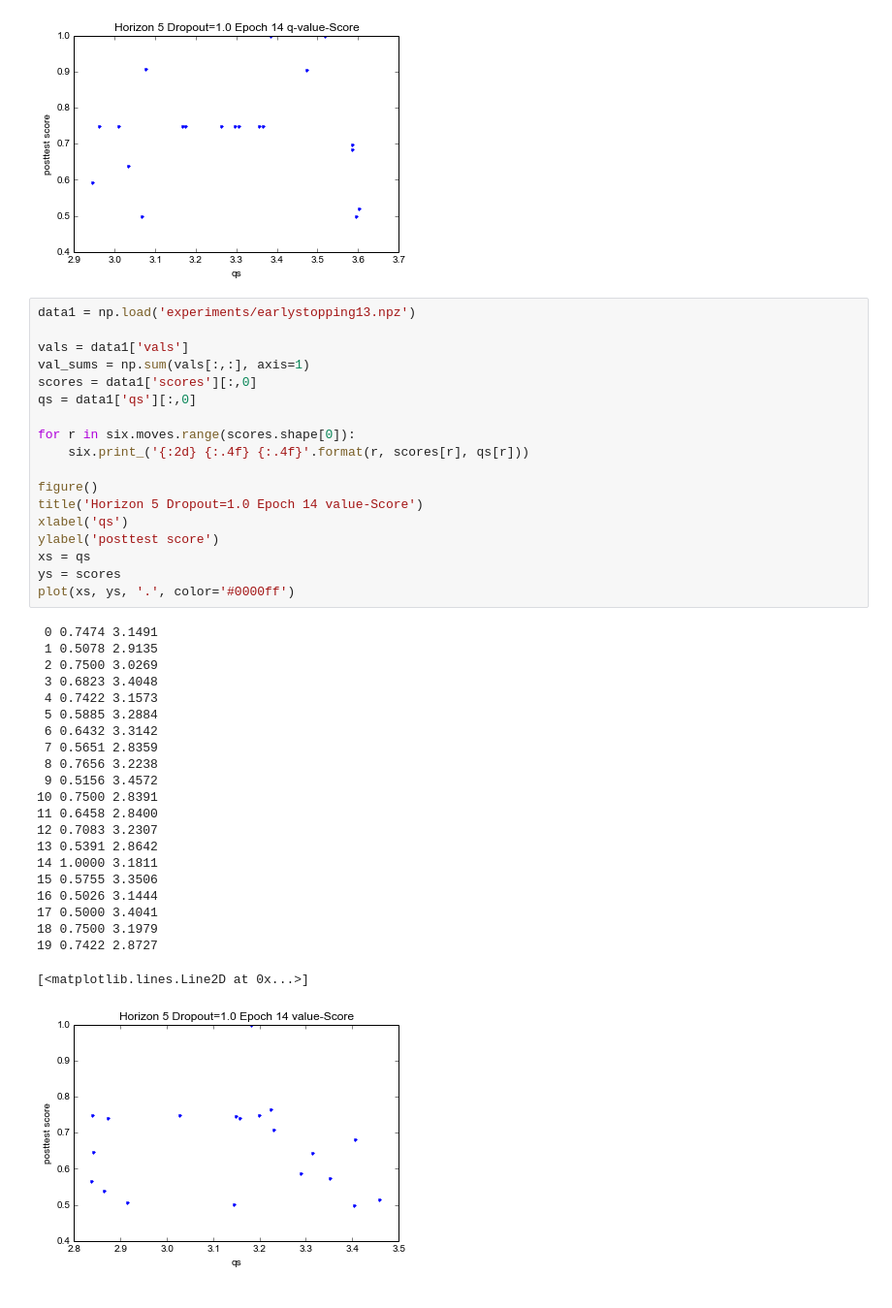
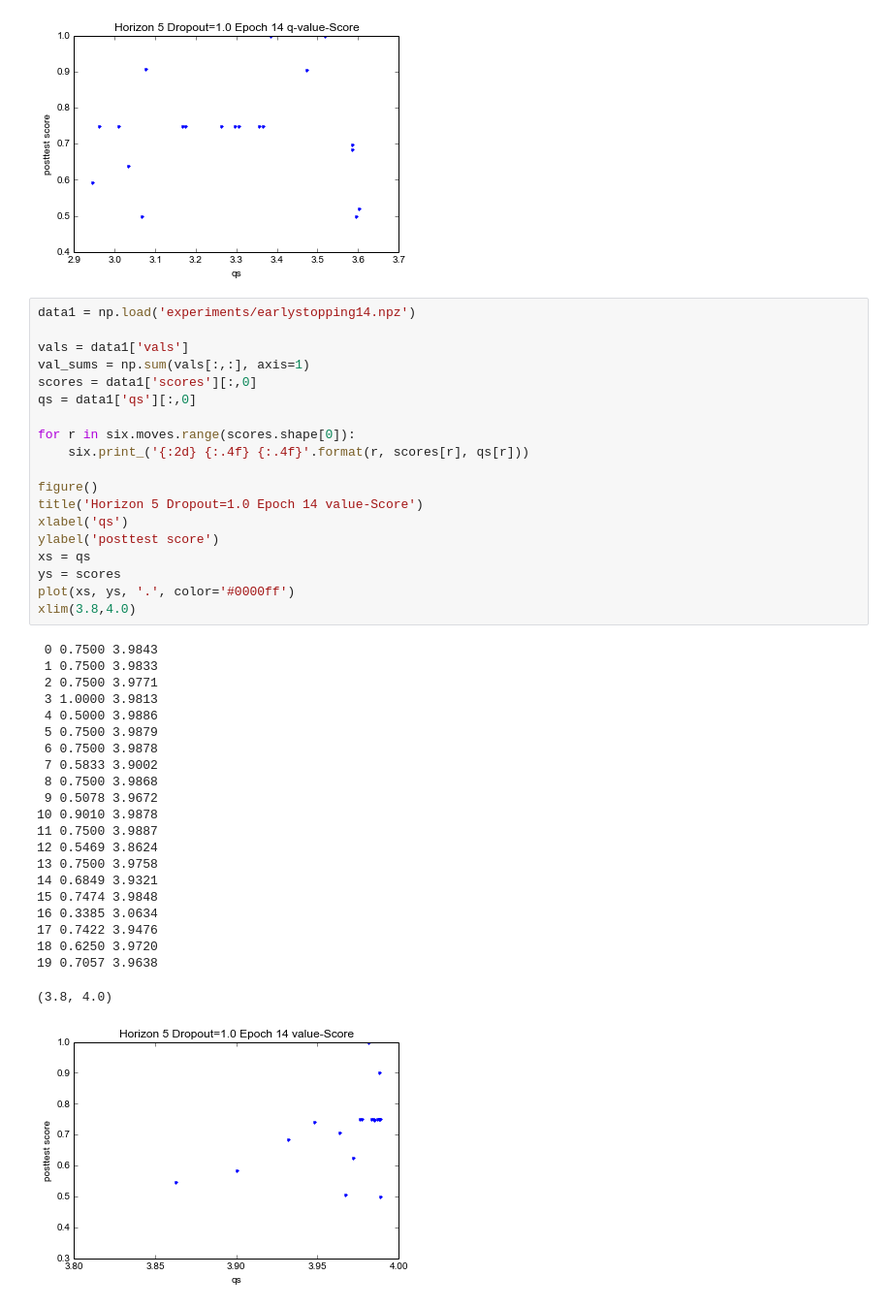
Before and after one commit to lisa-1010/smart-tutor, a Jupyter notebook: code/danielgraphing.ipynb, the cells around one changed output. Shown at 97% size. Cells and saved outputs as stored; diff of their text form.

```diff
--- a/code/danielgraphing.ipynb
+++ b/code/danielgraphing.ipynb
@@ -1161,43 +1161,44 @@ plot(xs, ys, '.', color='#0000ff')
 [<matplotlib.lines.Line2D at 0x...>]
 [figure]
 # %%
-data1 = np.load('experiments/earlystopping13.npz')
+data1 = np.load('experiments/earlystopping14.npz')
 
 vals = data1['vals']
 val_sums = np.sum(vals[:,:], axis=1)
 scores = data1['scores'][:,0]
 qs = data1['qs'][:,0]
 
 for r in six.moves.range(scores.shape[0]):
     six.print_('{:2d} {:.4f} {:.4f}'.format(r, scores[r], qs[r]))
 
 figure()
 title('Horizon 5 Dropout=1.0 Epoch 14 value-Score')
 xlabel('qs')
 ylabel('posttest score')
 xs = qs
 ys = scores
 plot(xs, ys, '.', color='#0000ff')
+xlim(3.8,4.0)
 # %% [output]
- 0 0.7474 3.1491
- 1 0.5078 2.9135
- 2 0.7500 3.0269
- 3 0.6823 3.4048
- 4 0.7422 3.1573
- 5 0.5885 3.2884
- 6 0.6432 3.3142
- 7 0.5651 2.8359
- 8 0.7656 3.2238
- 9 0.5156 3.4572
-10 0.7500 2.8391
-11 0.6458 2.8400
-12 0.7083 3.2307
-13 0.5391 2.8642
-14 1.0000 3.1811
-15 0.5755 3.3506
-16 0.5026 3.1444
-17 0.5000 3.4041
-18 0.7500 3.1979
-19 0.7422 2.8727
+ 0 0.7500 3.9843
+ 1 0.7500 3.9833
+ 2 0.7500 3.9771
+ 3 1.0000 3.9813
+ 4 0.5000 3.9886
+ 5 0.7500 3.9879
+ 6 0.7500 3.9878
+ 7 0.5833 3.9002
+ 8 0.7500 3.9868
+ 9 0.5078 3.9672
+10 0.9010 3.9878
+11 0.7500 3.9887
+12 0.5469 3.8624
+13 0.7500 3.9758
+14 0.6849 3.9321
+15 0.7474 3.9848
+16 0.3385 3.0634
+17 0.7422 3.9476
+18 0.6250 3.9720
+19 0.7057 3.9638
-[<matplotlib.lines.Line2D at 0x...>]
+(3.8, 4.0)
-[figure, old version]
+[figure, new version]
```
Also changed, not shown: 3 other files.
